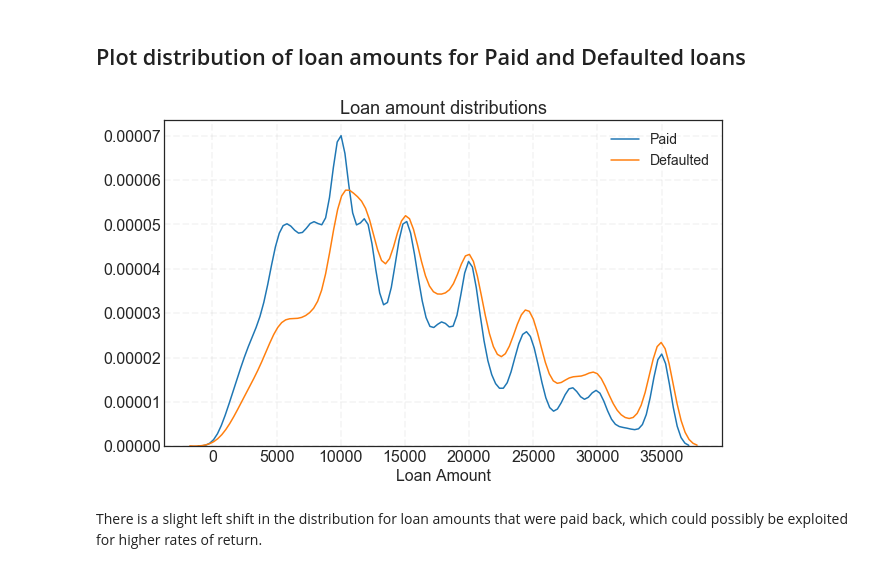
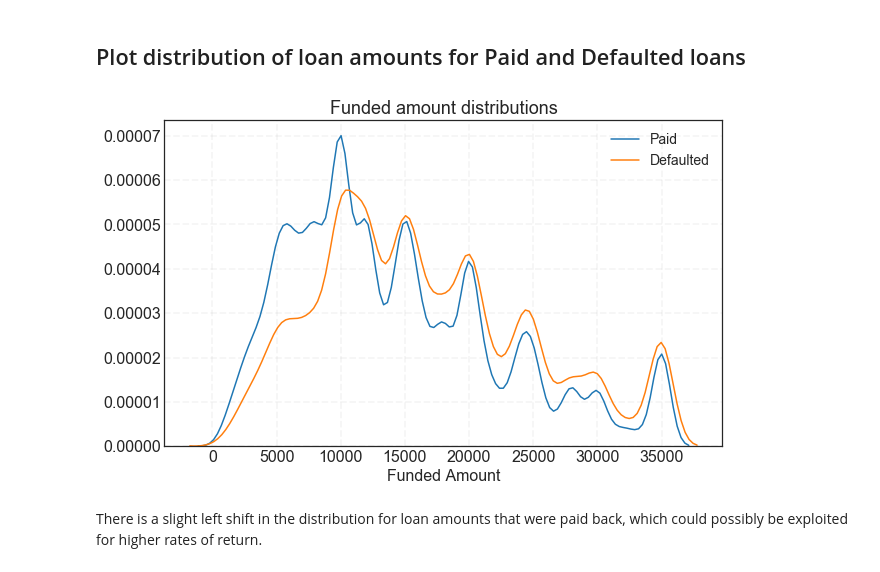
Before and after one commit to bhavenp/209A-FinalProject, a Jupyter notebook: bhaven/EDA_for_final.ipynb, the cells around one changed output. Drawn from its saved outputs; the diff is of its cells as text; code cells hidden in the pictures.

```diff
--- a/bhaven/EDA_for_final.ipynb
+++ b/bhaven/EDA_for_final.ipynb
@@ -55,20 +59,20 @@ display(train_data.head());
 # %%
 fig = plt.figure(figsize=(10,6));
 ax = plt.subplot(1,1,1);
 fontsize= 16;
 
 ax.tick_params(labelsize=fontsize);
-ax.set_xlabel(xlabel="Loan Amount", fontsize=fontsize);
-ax.set_title(label="Loan amount distributions", fontsize=18)
+ax.set_xlabel(xlabel="Funded Amount", fontsize=fontsize);
+ax.set_title(label="Funded amount distributions", fontsize=18)
 ax.grid(True, lw=1.75, ls='--', alpha=0.2)
 #plot the funded amount for loans that were paid back and those that defaulted
 sns.kdeplot(data = train_data.loc[train_data['Default'] == 0, "funded_amnt"], label = "Paid", ax = ax);
 sns.kdeplot(data = train_data.loc[train_data['Default'] == 1, "funded_amnt"], label = "Defaulted", ax = ax);
 ax.legend(fontsize=14);
 
 plt.show()
 # %% [output]
-[figure, old version]
+[figure, new version]
 # %% [markdown]
 There is a slight left shift in the distribution for loan amounts that were paid back, which could possibly be exploited for higher rates of return.
 # %% [markdown]
```
Also changed, not shown: parts of 16 cells of this notebook, 1 other file.
